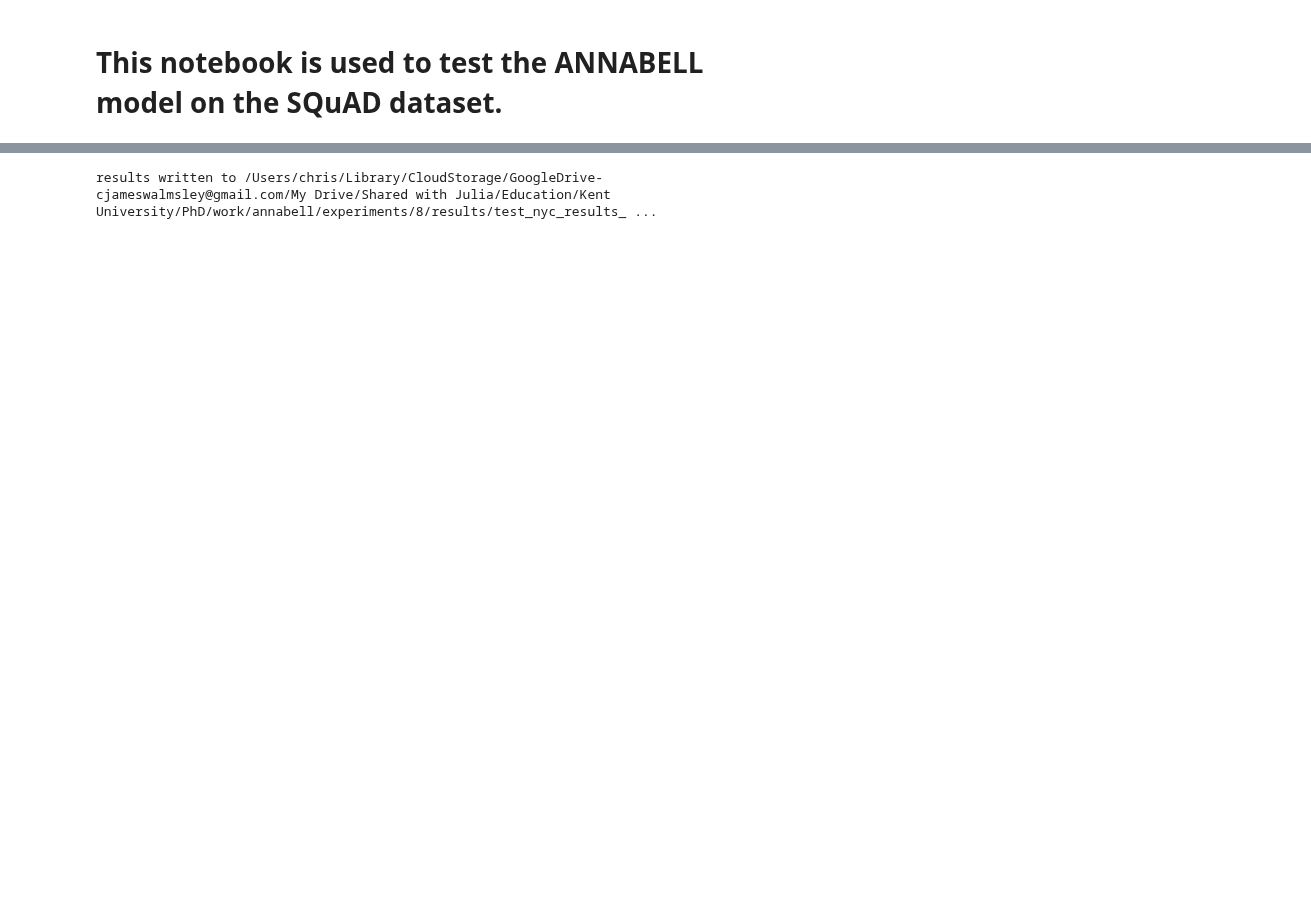
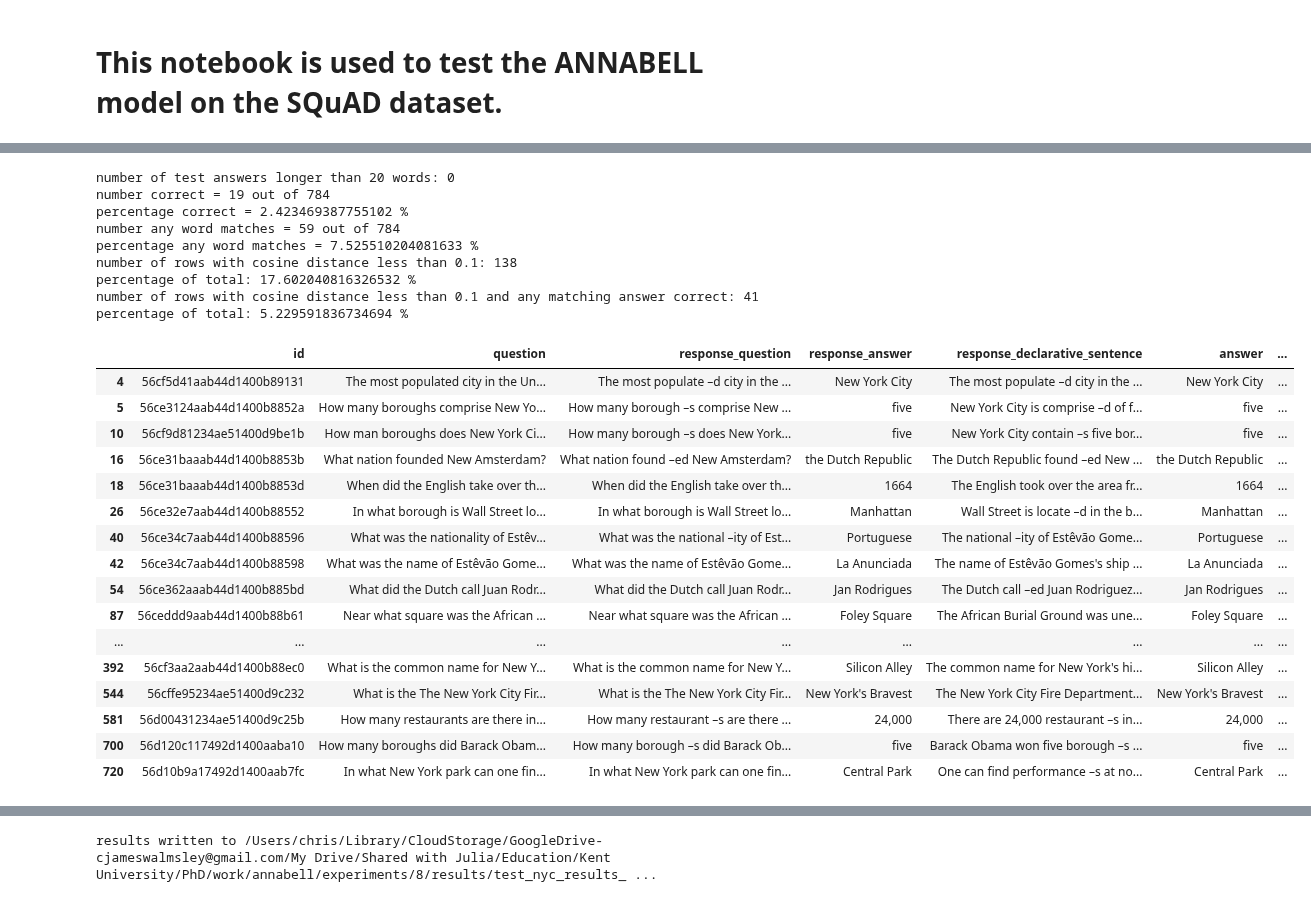
Before and after one commit to cjwalmsley/Training-and-evaluating-cognitive-language-models, a Jupyter notebook: test_annabell.ipynb, the cells around one changed output, grey strips where cells are left out. Drawn from its saved outputs; the diff is of its cells as text; code cells hidden in the pictures; blank space fills up the shorter version.

Commit message:
added cosine distance metric to testing notebook

```diff
--- a/test_annabell.ipynb
+++ b/test_annabell.ipynb
@@ -128,0 +65,11 @@ any_matches
+# %%
+#generate embeddings for the test answer and the response_answer_formatted columns and compare them using cosine distance
+tqdm.pandas(desc="Generating test answer embeddings")
+response_formatted_df["test_answer_embedding"] = response_formatted_df["test_answer"].progress_apply(
+    lambda x: embedding_for_sentence(x) if pd.notnull(x) else None)
+tqdm.pandas(desc="Generating response answer embeddings")
+response_formatted_df["response_answer_formatted_embedding"] = response_formatted_df[
+    "response_answer_formatted"].progress_apply(
+    lambda x: embedding_for_sentence(x) if pd.notnull(x) else None)
+response_formatted_df["test_answer_cosine_distance"] = response_formatted_df.apply(cosine_distance, axis=1)
+response_formatted_df
@@ -128,0 +112,63 @@ any_matches
+# %%
+#write the results dataframe to a tsv file
+test_answer_summary.to_csv(tsv_results_filepath, sep="\t", index=False)
+#count the number of results where the test answer is > 20 words
+num_long_answers = response_formatted_df["test_answer"].apply(
+    lambda x: len(x.split()) > 20 if pd.notnull(x) else False).sum()
+print(f"number of test answers longer than 20 words: {num_long_answers}")
+response_formatted_df["test_answer_correct"] = response_formatted_df["test_answer"] == response_formatted_df[
+    "response_answer_formatted"]
+number_correct = response_formatted_df["test_answer_correct"].sum()
+print(f"number correct = {number_correct} out of {len(response_formatted_df)}")
+percentage_correct = response_formatted_df["test_answer_correct"].mean() * 100
+print(f"percentage correct = {percentage_correct} %")
+
+response_formatted_df["test_answer_any_matching_word"] = response_formatted_df.apply(any_word_match, axis=1)
+percentage_any_word_matches = response_formatted_df["test_answer_any_matching_word"].mean() * 100
+number_any_word_matches = response_formatted_df["test_answer_any_matching_word"].sum()
+print(f"number any word matches = {number_any_word_matches} out of {len(response_formatted_df)}")
+print(f"percentage any word matches = {percentage_any_word_matches} %")
+
+cosine_distance_threshold = 0.1
+#create a dataframe with the rows where the cosine distance is less than the threshold
+close_cosine_distance_df = response_formatted_df[
+    response_formatted_df["test_answer_cosine_distance"] < cosine_distance_threshold]
+print(f"number of rows with cosine distance less than {cosine_distance_threshold}: {len(close_cosine_distance_df)}")
+print("percentage of total: " + str(len(close_cosine_distance_df) / len(response_formatted_df) * 100) + " %")
+
+#create a dataframe with the rows where the cosine distance is less than the threshold and any matching answer is correct
+close_cosine_distance_correct_df = close_cosine_distance_df[
+    close_cosine_distance_df["test_answer_any_matching_word"]]
+print(
+    f"number of rows with cosine distance less than {cosine_distance_threshold} and any matching answer correct: {len(close_cosine_distance_correct_df)}")
+print("percentage of total: " + str(len(close_cosine_distance_correct_df) / len
+(response_formatted_df) * 100) + " %")
+
+close_cosine_distance_correct_df
+# %% [output]
+number of test answers longer than 20 words: 0
+number correct = 19 out of 784
+percentage correct = 2.423469387755102 %
+number any word matches = 59 out of 784
+percentage any word matches = 7.525510204081633 %
+number of rows with cosine distance less than 0.1: 138
+percentage of total: 17.602040816326532 %
+number of rows with cosine distance less than 0.1 and any matching answer correct: 41
+percentage of total: 5.229591836734694 %
+|  | id | question | response_question | response_answer | response_declarative_sentence | answer | ... |
+| 4 | 56cf5d41aab44d1400b89131 | The most populated city in the Un... | The most populate –d city in the ... | New York City | The most populate –d city in the ... | New York City | ... |
+| 5 | 56ce3124aab44d1400b8852a | How many boroughs comprise New Yo... | How many borough –s comprise New ... | five | New York City is comprise –d of f... | five | ... |
+| 10 | 56cf9d81234ae51400d9be1b | How man boroughs does New York Ci... | How many borough –s does New York... | five | New York City contain –s five bor... | five | ... |
+| 16 | 56ce31baaab44d1400b8853b | What nation founded New Amsterdam? | What nation found –ed New Amsterdam? | the Dutch Republic | The Dutch Republic found –ed New ... | the Dutch Republic | ... |
+| 18 | 56ce31baaab44d1400b8853d | When did the English take over th... | When did the English take over th... | 1664 | The English took over the area fr... | 1664 | ... |
+| 26 | 56ce32e7aab44d1400b88552 | In what borough is Wall Street lo... | In what borough is Wall Street lo... | Manhattan | Wall Street is locate –d in the b... | Manhattan | ... |
+| 40 | 56ce34c7aab44d1400b88596 | What was the nationality of Estêv... | What was the national –ity of Est... | Portuguese | The national –ity of Estêvão Gome... | Portuguese | ... |
+| 42 | 56ce34c7aab44d1400b88598 | What was the name of Estêvão Gome... | What was the name of Estêvão Gome... | La Anunciada | The name of Estêvão Gomes's ship ... | La Anunciada | ... |
+| 54 | 56ce362aaab44d1400b885bd | What did the Dutch call Juan Rodr... | What did the Dutch call Juan Rodr... | Jan Rodrigues | The Dutch call –ed Juan Rodriguez... | Jan Rodrigues | ... |
+| 87 | 56ceddd9aab44d1400b88b61 | Near what square was the African ... | Near what square was the African ... | Foley Square | The African Burial Ground was une... | Foley Square | ... |
+| ... | ... | ... | ... | ... | ... | ... | ... |
+| 392 | 56cf3aa2aab44d1400b88ec0 | What is the common name for New Y... | What is the common name for New Y... | Silicon Alley | The common name for New York's hi... | Silicon Alley | ... |
+| 544 | 56cffe95234ae51400d9c232 | What is the The New York City Fir... | What is the The New York City Fir... | New York's Bravest | The New York City Fire Department... | New York's Bravest | ... |
+| 581 | 56d00431234ae51400d9c25b | How many restaurants are there in... | How many restaurant –s are there ... | 24,000 | There are 24,000 restaurant –s in... | 24,000 | ... |
+| 700 | 56d120c117492d1400aaba10 | How many boroughs did Barack Obam... | How many borough –s did Barack Ob... | five | Barack Obama won five borough –s ... | five | ... |
+| 720 | 56d10b9a17492d1400aab7fc | In what New York park can one fin... | In what New York park can one fin... | Central Park | One can find performance –s at no... | Central Park | ... |
```
Also changed, not shown: parts of 11 cells of this notebook, 3 other files.
